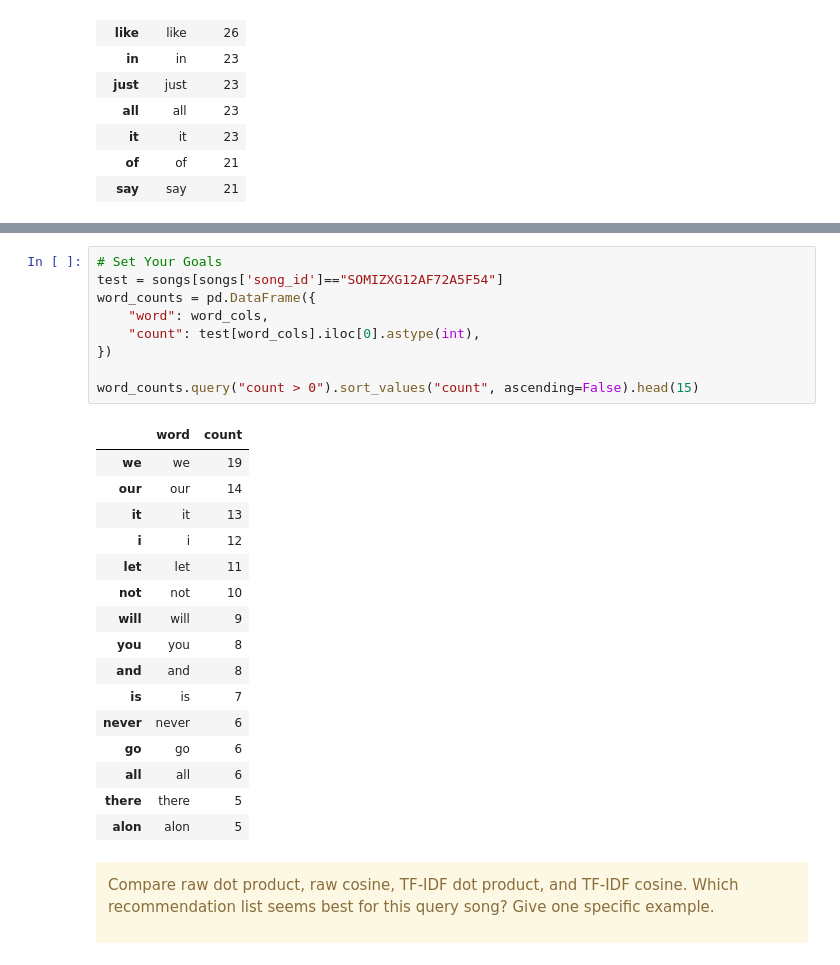
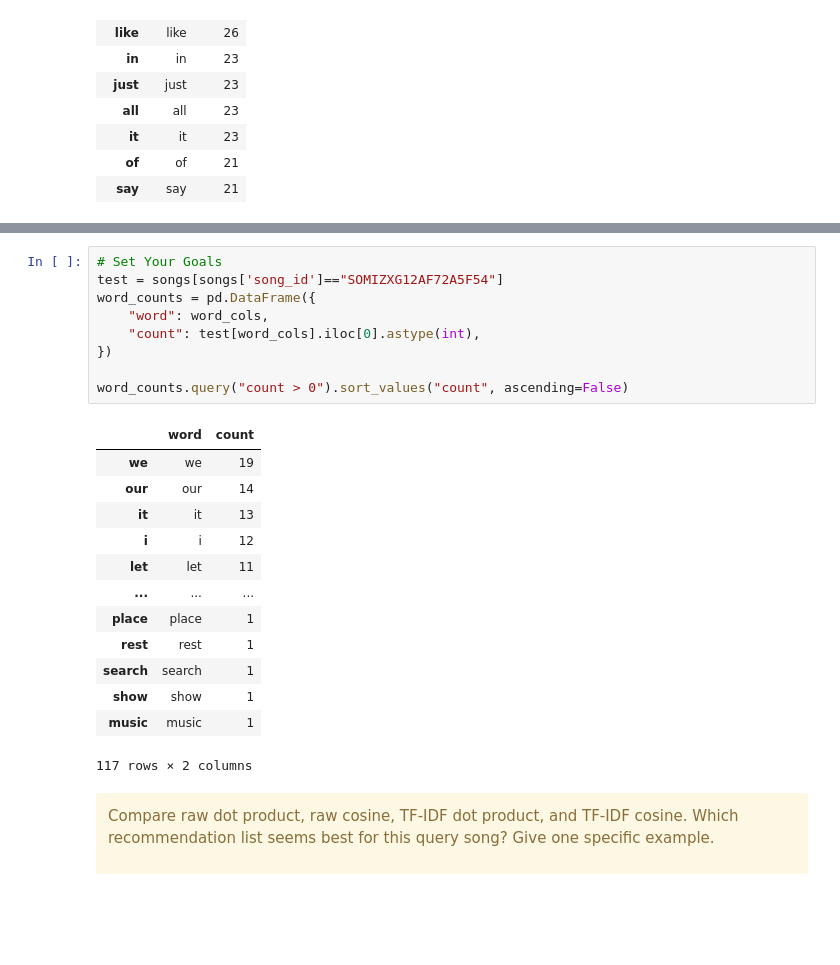
Before and after one commit to hdykens/UU_Lab_Repo, a Jupyter notebook: lab_02_in_class.ipynb, the cells around one changed output, grey strips where cells are left out. Drawn from its saved outputs; the diff is of its cells as text; blank space fills up the shorter version.

```diff
--- a/lab_02_in_class.ipynb
+++ b/lab_02_in_class.ipynb
@@ -687,29 +711,26 @@ tfidf_cos_matches[["artist_name", "song_title", "song_id", "genre", "n_words", "
 # %%
 # Set Your Goals
 test = songs[songs['song_id']=="SOMIZXG12AF72A5F54"]
 word_counts = pd.DataFrame({
     "word": word_cols,
     "count": test[word_cols].iloc[0].astype(int),
 })
 
-word_counts.query("count > 0").sort_values("count", ascending=False).head(15)
+word_counts.query("count > 0").sort_values("count", ascending=False)
 # %% [output]
 |  | word | count |
 | we | we | 19 |
 | our | our | 14 |
 | it | it | 13 |
 | i | i | 12 |
 | let | let | 11 |
-| not | not | 10 |
-| will | will | 9 |
-| you | you | 8 |
-| and | and | 8 |
-| is | is | 7 |
-| never | never | 6 |
-| go | go | 6 |
-| all | all | 6 |
-| there | there | 5 |
-| alon | alon | 5 |
+| ... | ... | ... |
+| place | place | 1 |
+| rest | rest | 1 |
+| search | search | 1 |
+| show | show | 1 |
+| music | music | 1 |
+117 rows × 2 columns
 # %% [markdown]
 <div class="alert alert-block alert-warning">
 
```
Also changed, not shown: parts of 4 cells of this notebook.
